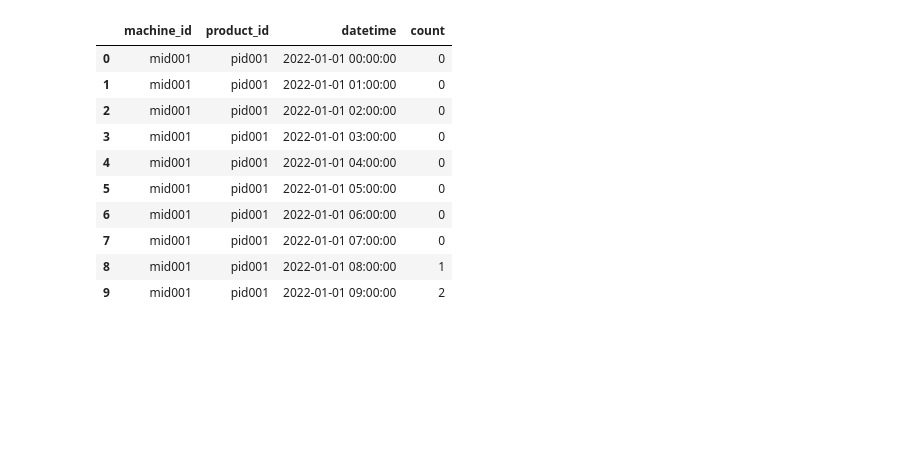
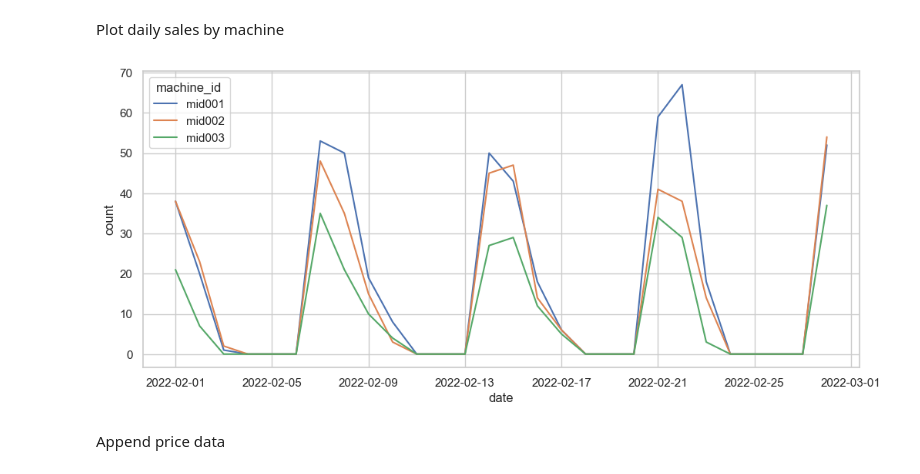
Before and after one commit to ShozenNSP/DrinkSales, a Jupyter notebook: notebooks/analysis.ipynb, the cells around one changed output. Drawn from its saved outputs; the diff is of its cells as text; code cells hidden in the pictures; blank space fills up the shorter version.

Commit message:
[update] analysis notebook

```diff
--- a/notebooks/analysis.ipynb
+++ b/notebooks/analysis.ipynb
@@ -2,5 +2,6 @@
 import pandas as pd
 import matplotlib.pyplot as plt
 import seaborn as sns
+from datetime import date
 
-sns.set_style('whitegrid')
+sns.set_theme(context='notebook', style='whitegrid', palette='deep')
@@ -6,0 +10,6 @@ sns.set_style('whitegrid')
+# %%
+df1 = pd.read_csv('../outputs/mid001.csv')
+df2 = pd.read_csv('../outputs/mid002.csv')
+df3 = pd.read_csv('../outputs/mid003.csv')
+
+df = pd.concat([df1, df2, df3], axis=0)
@@ -6,0 +18,7 @@ sns.set_style('whitegrid')
+# %%
+df['datetime'] = pd.to_datetime(df['datetime'])
+df['year'] = df['datetime'].dt.year
+df['date'] = df['datetime'].dt.date
+df['month'] = df['datetime'].dt.month
+df['day'] = df['datetime'].dt.day
+df['hour'] = df['datetime'].dt.hour
@@ -7,15 +38,17 @@ sns.set_style('whitegrid')
+# %% [markdown]
+Plot daily sales by machine
+# %%
+df_daily_machine = df.groupby(['date', 'machine_id'])['count'].sum().reset_index()
+df_daily_machine.set_index('date', inplace=True)
+
+fig, ax = plt.subplots(figsize=(12, 5))
+df_daily_machine_subset = df_daily_machine.loc[date(2022,2,1):date(2022,2,28)].reset_index()
+sns.lineplot(data=df_daily_machine_subset, x='date', y='count', hue='machine_id', ax=ax)
+
+plt.show()
+# %% [output]
+[figure, added]
+# %% [markdown]
+Append price data
 # %%
-df = pd.read_csv('../outputs/mid001.csv')
-df.head(10)
+df_drinks = pd.read_csv('../outputs/drink_master.csv')
-# %% [output]
-|  | machine_id | product_id | datetime | count |
-| 0 | mid001 | pid001 | 2022-01-01 00:00:00 | 0 |
-| 1 | mid001 | pid001 | 2022-01-01 01:00:00 | 0 |
-| 2 | mid001 | pid001 | 2022-01-01 02:00:00 | 0 |
-| 3 | mid001 | pid001 | 2022-01-01 03:00:00 | 0 |
-| 4 | mid001 | pid001 | 2022-01-01 04:00:00 | 0 |
-| 5 | mid001 | pid001 | 2022-01-01 05:00:00 | 0 |
-| 6 | mid001 | pid001 | 2022-01-01 06:00:00 | 0 |
-| 7 | mid001 | pid001 | 2022-01-01 07:00:00 | 0 |
-| 8 | mid001 | pid001 | 2022-01-01 08:00:00 | 1 |
-| 9 | mid001 | pid001 | 2022-01-01 09:00:00 | 2 |
```
Also changed, not shown: parts of 11 cells of this notebook.
